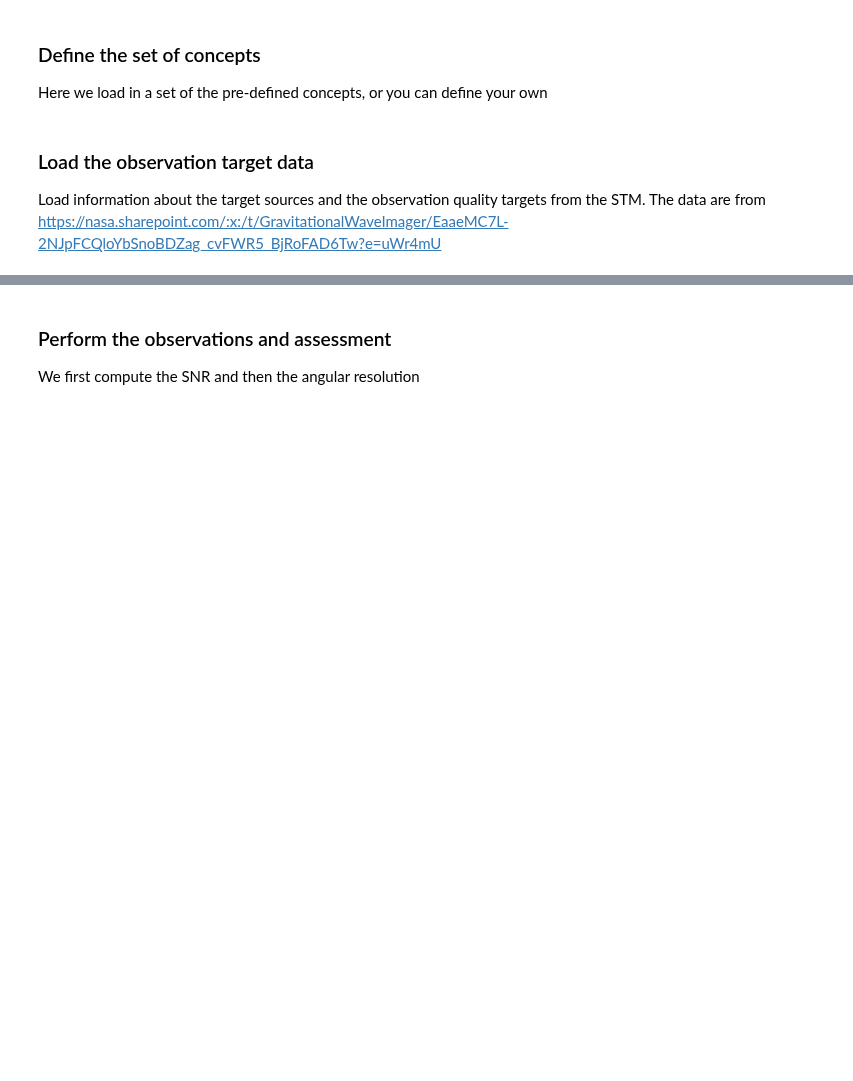
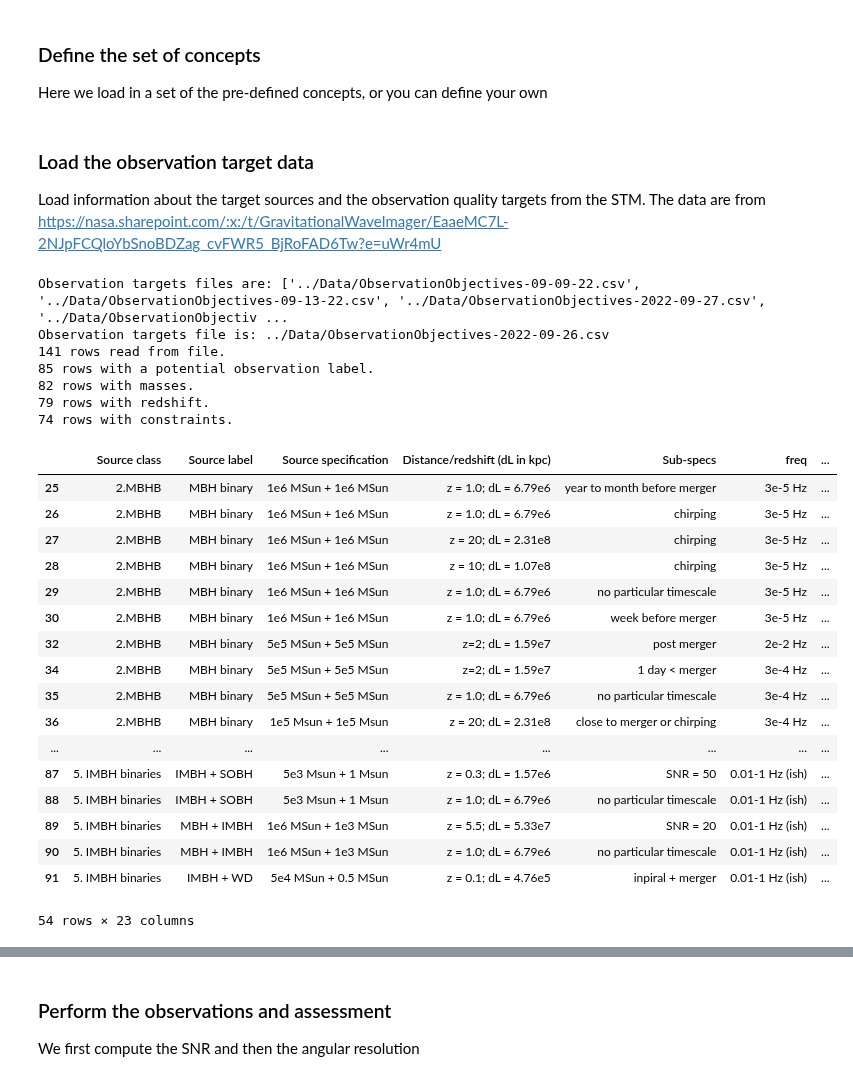
Before and after one commit to JohnGBaker/GWI-metrics, a Jupyter notebook: Notebooks/ObservationTargetsAssessor.ipynb, the cells around one changed output, grey strips where cells are left out. Drawn from its saved outputs; the diff is of its cells as text; code cells hidden in the pictures; blank space fills up the shorter version.

Commit message:
Updated and checked for consistency with ObservationTargetsAssessor

```diff
--- a/Notebooks/ObservationTargetsAssessor.ipynb
+++ b/Notebooks/ObservationTargetsAssessor.ipynb
@@ -190,34 +190,60 @@ if True:
         txt=row.iloc[col]
         if 'Persistent' in txt:
             df.loc[i,'CW']=True
             #Also need to f0 (or separation)
             txt=row['freq']
             try:
                 ftxt=re.search('(\d+\.*\d*[eE]*[\+-]*\d*)\s+Hz',txt)[1]
                 f0=float(ftxt)
                 df.loc[i,'f0']=f0
             except:
                 print('Failed to get freq from txt "'+txt+'"')
                 df=df.drop(i)
 #process angular precision
 if True:
     col=6
     df['resolution']=float('nan')
     for i,row in df.iterrows():
         txt=row.iloc[col]
         z=None
         #print(txt)
         try:
             #print(Angle(txt))
             z=Angle(txt).arcsecond
         except:
             pass
         df.loc[i,'resolution']=z
 #Drop cases with neither angular precision requirement nor SNR
 for i,row in df.iterrows():
     if np.isnan(row['resolution']) and np.isnan(row['SNR']):df=df.drop(i)
 print(len(df),'rows with constraints.')
-display(df)
+display(df[20:])
+# %% [output]
+Observation targets files are: ['../Data/ObservationObjectives-09-09-22.csv', '../Data/ObservationObjectives-09-13-22.csv', '../Data/ObservationObjectives-2022-09-27.csv', '../Data/ObservationObjectiv ...
+Observation targets file is: ../Data/ObservationObjectives-2022-09-26.csv
+141 rows read from file.
+85 rows with a potential observation label.
+82 rows with masses.
+79 rows with redshift.
+74 rows with constraints.
+|  | Source class | Source label | Source specification | Distance/redshift (dL in kpc) | Sub-specs | freq | ... |
+| 25 | 2.MBHB | MBH binary | 1e6 MSun + 1e6 MSun | z = 1.0; dL = 6.79e6 | year to month before merger | 3e-5 Hz | ... |
+| 26 | 2.MBHB | MBH binary | 1e6 MSun + 1e6 MSun | z = 1.0; dL = 6.79e6 | chirping | 3e-5 Hz | ... |
+| 27 | 2.MBHB | MBH binary | 1e6 MSun + 1e6 MSun | z = 20; dL = 2.31e8 | chirping | 3e-5 Hz | ... |
+| 28 | 2.MBHB | MBH binary | 1e6 MSun + 1e6 MSun | z = 10; dL = 1.07e8 | chirping | 3e-5 Hz | ... |
+| 29 | 2.MBHB | MBH binary | 1e6 MSun + 1e6 MSun | z = 1.0; dL = 6.79e6 | no particular timescale | 3e-5 Hz | ... |
+| 30 | 2.MBHB | MBH binary | 1e6 MSun + 1e6 MSun | z = 1.0; dL = 6.79e6 | week before merger | 3e-5 Hz | ... |
+| 32 | 2.MBHB | MBH binary | 5e5 MSun + 5e5 MSun | z=2; dL = 1.59e7 | post merger | 2e-2 Hz | ... |
+| 34 | 2.MBHB | MBH binary | 5e5 MSun + 5e5 MSun | z=2; dL = 1.59e7 | 1 day < merger | 3e-4 Hz | ... |
+| 35 | 2.MBHB | MBH binary | 5e5 MSun + 5e5 MSun | z = 1.0; dL = 6.79e6 | no particular timescale | 3e-4 Hz | ... |
+| 36 | 2.MBHB | MBH binary | 1e5 Msun + 1e5 Msun | z = 20; dL = 2.31e8 | close to merger or chirping | 3e-4 Hz | ... |
+| ... | ... | ... | ... | ... | ... | ... | ... |
+| 87 | 5. IMBH binaries | IMBH + SOBH | 5e3 Msun + 1 Msun | z = 0.3; dL = 1.57e6 | SNR = 50 | 0.01-1 Hz (ish) | ... |
+| 88 | 5. IMBH binaries | IMBH + SOBH | 5e3 Msun + 1 Msun | z = 1.0; dL = 6.79e6 | no particular timescale | 0.01-1 Hz (ish) | ... |
+| 89 | 5. IMBH binaries | MBH + IMBH | 1e6 MSun + 1e3 MSun | z = 5.5; dL = 5.33e7 | SNR = 20 | 0.01-1 Hz (ish) | ... |
+| 90 | 5. IMBH binaries | MBH + IMBH | 1e6 MSun + 1e3 MSun | z = 1.0; dL = 6.79e6 | no particular timescale | 0.01-1 Hz (ish) | ... |
+| 91 | 5. IMBH binaries | IMBH + WD | 5e4 MSun + 0.5 MSun | z = 0.1; dL = 4.76e5 | inpiral + merger | 0.01-1 Hz (ish) | ... |
+54 rows × 23 columns
 # %%
 minidf=df[['Sub-specs','timecut']]
 display(minidf.drop_duplicates())
```
Also changed, not shown: parts of 5 cells of this notebook.
